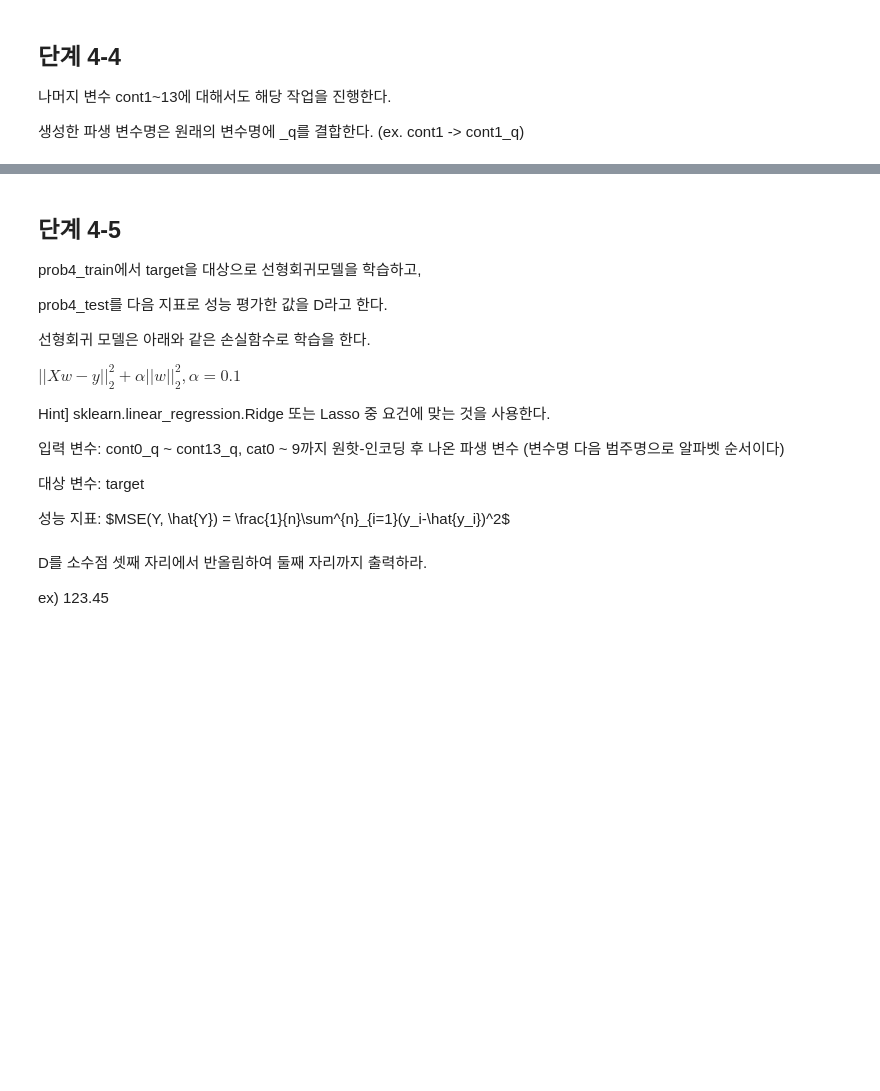
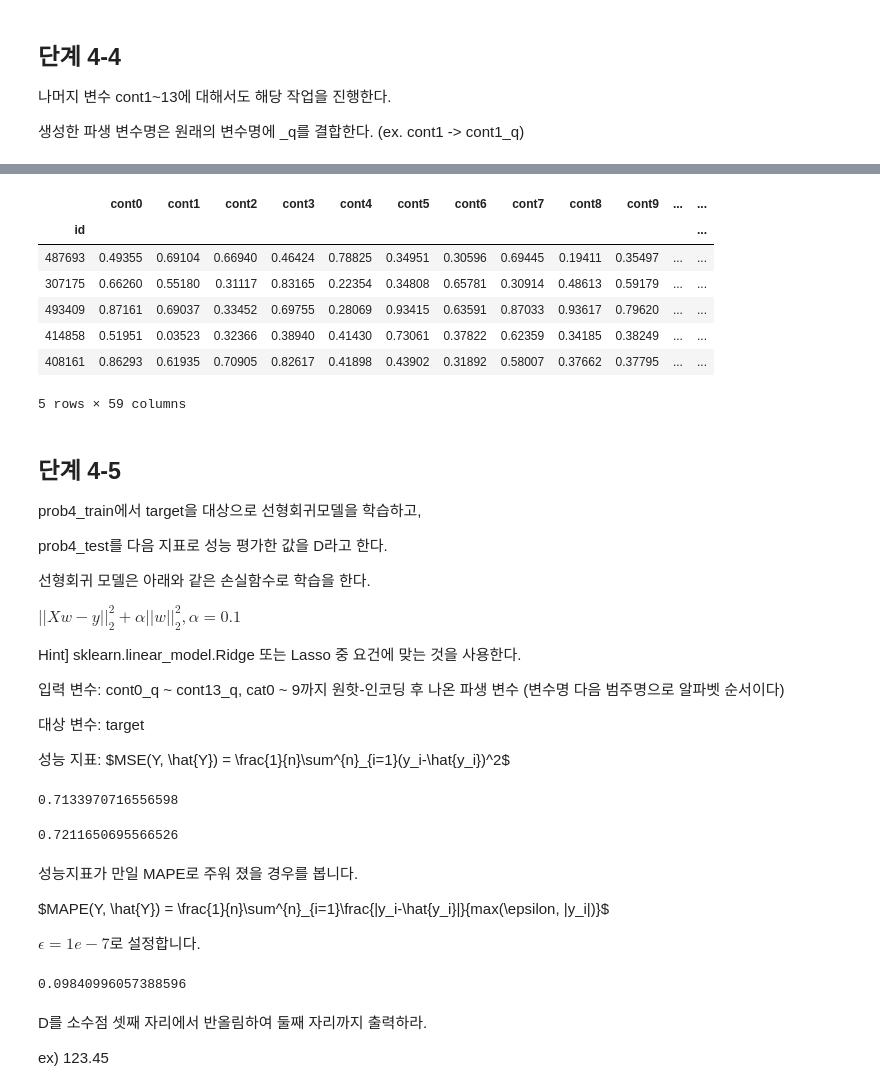
Before and after one commit to sunkusun9/DS_Lv3_2306_2, a Jupyter notebook: sec_ds_lv3_prob2_prob.ipynb, the cells around one changed output, grey strips where cells are left out. Saved outputs shown, nothing was run; the diff lists cells and outputs as text; code cells hidden in the pictures; blank space fills up the shorter version.

```diff
--- a/sec_ds_lv3_prob2_prob.ipynb
+++ b/sec_ds_lv3_prob2_prob.ipynb
@@ -913,3 +913,6 @@ y값은 분위 구간에서 target의 평균을 산포도 그래프로 동시에
 ## 단계 4-1
 
 basetable에서 cat0 ~ 9을 첫 번째 범주(알파벳 순)는 제외하고 원핫 인코딩(One-Hot Encoding)하여 prob4데이터셋을 만든다.
+# %%
+df_prob4 = pd.get_dummies(df_basetable, columns=['cat{}'.format(i) for i in range(10)], drop_first=True)
+df_prob4.head()
@@ -924,6 +936,10 @@ prob4의 80%를 prob4_train으로 20% prob4_test로 나눈다.
 sklearn.model_selection.train_test_split, random_state=123
 
 ---
+# %%
+from sklearn.model_selection import train_test_split
+df_prob4_train, df_prob4_test = train_test_split(df_prob4, train_size=0.8, random_state=123)
+df_prob4_train, df_prob4_test = df_prob4_train.copy(), df_prob4_test.copy()
 # %% [markdown]
 ## 단계 4-3
 
@@ -947,6 +963,15 @@ Hint 2] 두 번째 분위 구간은 0.111 < cont0 <= 0.176이고 target의 평
 Hint 3] cont0_q의 평균은 7.46, 표준 편차는 0.10 (소수점 둘째 자리까지 반올림)
 
 ---
+# %%
+q = [i * 0.01 for i in range(101)]
+q_val = df_prob4_train['cont0'].quantile(q)
+q_val.iloc[[0, -1]] = [-np.inf, np.inf]
+q_cat = pd.cut(df_prob4_train['cont0'], bins=q_val, right=True)
+q_mean = df_prob4_train.groupby(q_cat)['target'].mean()
+df_prob4_train['cont0_q'] = q_cat.map(q_mean).astype('float')
+df_prob4_test['cont0_q'] = \
+                pd.cut(df_prob4_test['cont0'], bins=q_val, right=True).map(q_mean).astype('float')
 # %% [markdown]
 ## 단계 4-4
 
@@ -956,3 +995,25 @@ Hint 3] cont0_q의 평균은 7.46, 표준 편차는 0.10 (소수점 둘째 자
+# %%
+q = [i * 0.01 for i in range(101)]
+for i in range(1, 14):
+    col = 'cont{}'.format(i)
+    col_q = col + '_q'
+    q_val = df_prob4_train[col].quantile(q)
+    q_val.iloc[[0, -1]] = [-np.inf, np.inf]
+    q_cat = pd.cut(df_prob4_train[col], bins=q_val, right=True)
+    q_mean = df_prob4_train.groupby(q_cat)['target'].mean()
+    df_prob4_train[col_q] = q_cat.map(q_mean).astype('float')
+    df_prob4_test[col_q] = \
+                    pd.cut(df_prob4_test[col], bins=q_val, right=True).map(q_mean).astype('float')
+df_prob4_train.head()
+# %% [output]
+|  | cont0 | cont1 | cont2 | cont3 | cont4 | cont5 | cont6 | cont7 | cont8 | cont9 | ... | ... |
+| id |  |  |  |  |  |  |  |  |  |  |  | ... |
+| 487693 | 0.49355 | 0.69104 | 0.66940 | 0.46424 | 0.78825 | 0.34951 | 0.30596 | 0.69445 | 0.19411 | 0.35497 | ... | ... |
+| 307175 | 0.66260 | 0.55180 | 0.31117 | 0.83165 | 0.22354 | 0.34808 | 0.65781 | 0.30914 | 0.48613 | 0.59179 | ... | ... |
+| 493409 | 0.87161 | 0.69037 | 0.33452 | 0.69755 | 0.28069 | 0.93415 | 0.63591 | 0.87033 | 0.93617 | 0.79620 | ... | ... |
+| 414858 | 0.51951 | 0.03523 | 0.32366 | 0.38940 | 0.41430 | 0.73061 | 0.37822 | 0.62359 | 0.34185 | 0.38249 | ... | ... |
+| 408161 | 0.86293 | 0.61935 | 0.70905 | 0.82617 | 0.41898 | 0.43902 | 0.31892 | 0.58007 | 0.37662 | 0.37795 | ... | ... |
+5 rows × 59 columns
 # %% [markdown]
 ## 단계 4-5
 
@@ -964,13 +1025,40 @@ prob4_test를 다음 지표로 성능 평가한 값을 D라고 한다.
 
 $||Xw - y||^2_2 + \alpha||w||^2_2, \alpha = 0.1$
 
-Hint] sklearn.linear_regression.Ridge 또는 Lasso 중 요건에 맞는 것을 사용한다.
+Hint] sklearn.linear_model.Ridge 또는 Lasso 중 요건에 맞는 것을 사용한다.
 
 입력 변수: cont0_q ~ cont13_q, cat0 ~ 9까지 원핫-인코딩 후 나온 파생 변수 (변수명 다음 범주명으로 알파벳 순서이다)
 
 대상 변수: target
 
 성능 지표: $MSE(Y, \hat{Y}) = \frac{1}{n}\sum^{n}_{i=1}(y_i-\hat{y_i})^2\$
+# %%
+from sklearn.linear_model import Ridge
+from sklearn.metrics import mean_squared_error
+clf_rd = Ridge(0.1)
+X_rd = ['cont{}_q'.format(i) for i in range(14)] + [i for i in df_prob4_train.columns if i.startswith('cat')]
+clf_rd.fit(df_prob4_train[X_rd], df_prob4_train['target'])
+mean_squared_error(df_prob4_train['target'], clf_rd.predict(df_prob4_train[X_rd]))
+# %% [output]
+0.7133970716556598
+# %%
+D = mean_squared_error(df_prob4_test['target'], clf_rd.predict(df_prob4_test[X_rd]))
+D
+# %% [output]
+0.7211650695566526
+# %% [markdown]
+성능지표가 만일 MAPE로 주워 졌을 경우를 봅니다.
+
+$MAPE(Y, \hat{Y}) = \frac{1}{n}\sum^{n}_{i=1}\frac{|y_i-\hat{y_i}|}{max(\epsilon, |y_i|)}\$
+
+$\epsilon=1e-7$로 설정합니다.
+# %%
+y_hat = clf_rd.predict(df_prob4_test[X_rd])
+eps = 1e-7
+mape_1 = (df_prob4_test['target'] - y_hat).abs() / (df_prob4_test['target'].abs().apply(lambda x: max(x, eps)))
+mape_1.mean()
+# %% [output]
+0.09840996057388596
 # %% [markdown]
 D를 소수점 셋째 자리에서 반올림하여 둘째 자리까지 출력하라.
 
```
Also changed, not shown: parts of 40 cells of this notebook.
